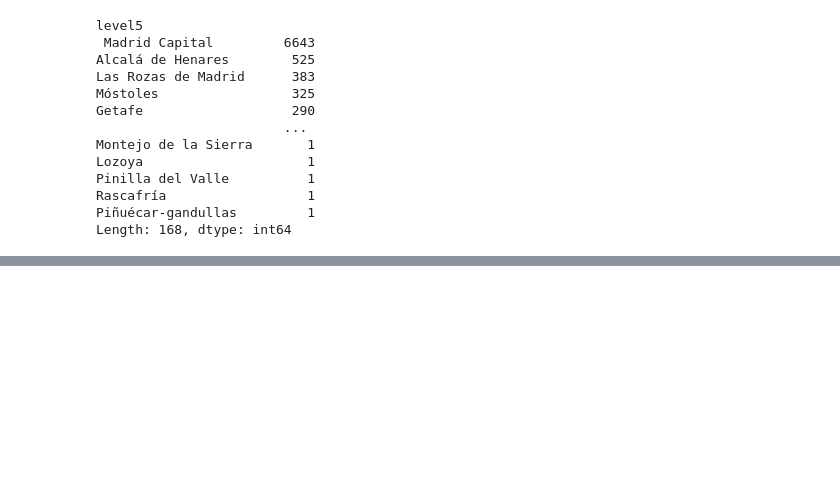
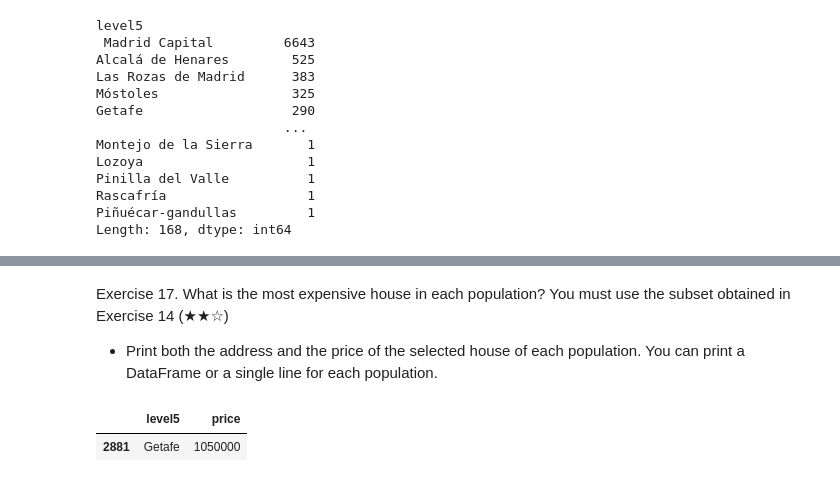
Before and after one commit to SantigoTP/pre_work, a Jupyter notebook: notebooks/01_analysis.ipynb, the cells around one changed output, grey strips where cells are left out. Saved outputs shown, nothing was run; the diff lists cells and outputs as text; code cells hidden in the pictures; blank space fills up the shorter version.

```diff
--- a/notebooks/01_analysis.ipynb
+++ b/notebooks/01_analysis.ipynb
@@ -310,0 +363,12 @@ Length: 168, dtype: int64
+# %% [markdown]
+Exercise 17. What is the most expensive house in each population? You must use the subset obtained in Exercise 14 (★★☆)
+- Print both the address and the price of the selected house of each population. You can print a DataFrame or a single line for each population.
+# %%
+sub_conjunto = df [ df["level5"].isin(["Fuenlabrada", "Leganés", "Getafe", "Alcorcón"]) ]
+
+h_price_max = sub_conjunto["price"].max()
+
+sub_conjunto[ df["price"] == h_price_max][["level5","price"]]
+# %% [output]
+|  | level5 | price |
+| 2881 | Getafe | 1050000 |
```
Also changed, not shown: parts of 11 cells of this notebook.
